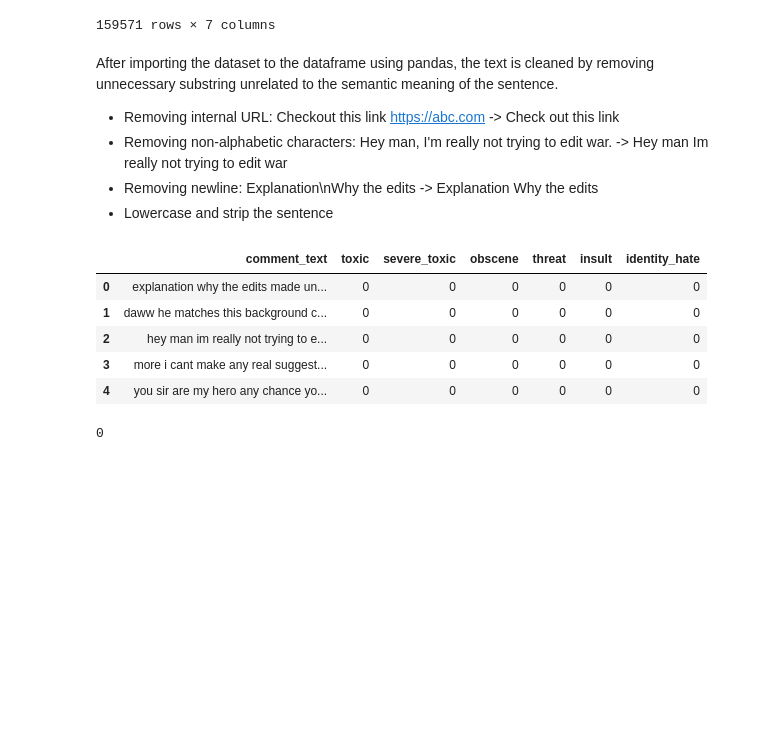
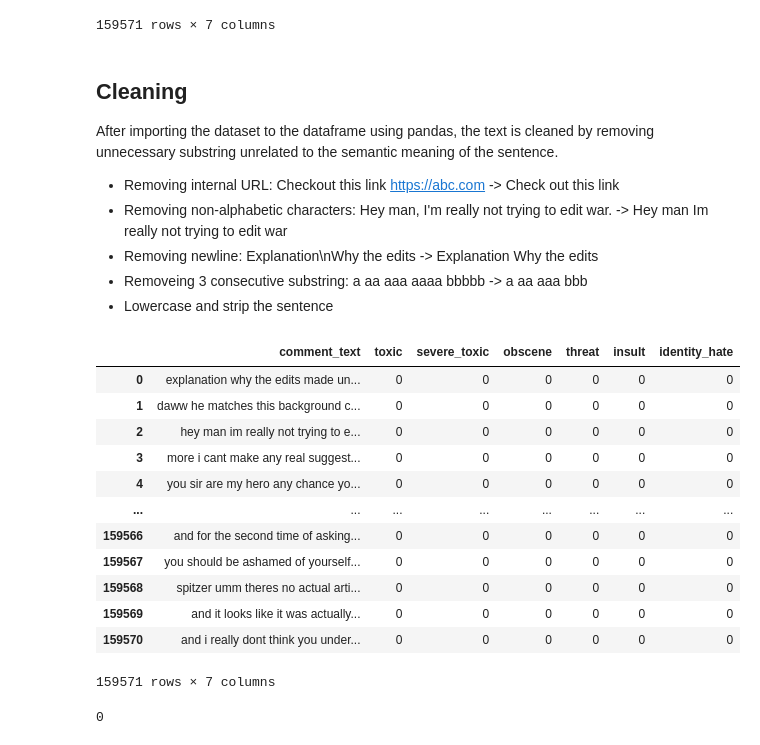
Before and after one commit to QuanNguyenDong/hateful-speech-classification, a Jupyter notebook: AI-models/visualise_comment_dataset.ipynb, the cells around one changed output. Drawn from its saved outputs; the diff is of its cells as text; code cells hidden in the pictures; blank space fills up the shorter version.

```diff
--- a/AI-models/visualise_comment_dataset.ipynb
+++ b/AI-models/visualise_comment_dataset.ipynb
@@ -32,39 +32,67 @@ df
 | 159570 | "\nAnd ... I really don't think y... | 0 | 0 | 0 | 0 | 0 | 0 |
 159571 rows × 7 columns
 # %% [markdown]
+## Cleaning
+
 After importing the dataset to the dataframe using pandas, the text is cleaned by removing unnecessary substring unrelated to the semantic meaning of the sentence.
 
 
 *   Removing internal URL: Checkout this link https://abc.com -> Check out this link
 *   Removing non-alphabetic characters: Hey man, I'm really not trying to edit war. -> Hey man Im really not trying to edit war
 *   Removing newline: Explanation\nWhy the edits -> Explanation Why the edits
+*   Removeing 3 consecutive substring: a aa aaa aaaa bbbbb -> a aa aaa bbb
 *   Lowercase and strip the sentence
 # %%
+def decontracted(text):
+    # specific
+    text = re.sub(r"won't", "will not", text)
+    text = re.sub(r"can\'t", "can not", text)
+
+    # general
+    text = re.sub(r"n\'t", " not", text)
+    text = re.sub(r"\'re", " are", text)
+    text = re.sub(r"\'s", " is", text)
+    text = re.sub(r"\'d", " would", text)
+    text = re.sub(r"\'ll", " will", text)
+    text = re.sub(r"\'t", " not", text)
+    text = re.sub(r"\'ve", " have", text)
+    text = re.sub(r"\'m", " am", text)
+    return text
+
 def clean_text(text):
   text = re.sub(r'http\S+', '', text)     # remove URL
   text = re.sub(r'[^a-zA-Z\s]', '', text) # remove non-alphabetic chars
   text = re.sub('\s+', ' ', text)         # remove new line and space (\n, \t)
+  text = re.sub(r'((\w)\2{3,})', r'\2\2\2', text) # remove consecutive sequence with len > 3
   text = text.lower().strip()
   return text
 
 # Test cases
 assert clean_text("Checkout this link https://abc.com") == "checkout this link"
 assert clean_text("Hey man, I'm really not trying to edit war.") == "hey man im really not trying to edit war"
 assert clean_text("Explanation\nWhy the edits") == "explanation why the edits"
 assert clean_text("  Hello   World!  ") == "hello world"
 assert clean_text("Hey, check this out: https://example.com. Explanation\nWhy the edits!") == "hey check this out explanation why the edits"
+assert clean_text("a aa aaaa aaaaaa bbbbb ccccc") == "a aa aaa aaa bbb ccc"
 
-
+df["comment_text"] = df["comment_text"].apply(decontracted)
 df["comment_text"] = df["comment_text"].apply(clean_text)
 
-df.head()
+df
 # %% [output]
 |  | comment_text | toxic | severe_toxic | obscene | threat | insult | identity_hate |
 | 0 | explanation why the edits made un... | 0 | 0 | 0 | 0 | 0 | 0 |
 | 1 | daww he matches this background c... | 0 | 0 | 0 | 0 | 0 | 0 |
 | 2 | hey man im really not trying to e... | 0 | 0 | 0 | 0 | 0 | 0 |
 | 3 | more i cant make any real suggest... | 0 | 0 | 0 | 0 | 0 | 0 |
 | 4 | you sir are my hero any chance yo... | 0 | 0 | 0 | 0 | 0 | 0 |
+| ... | ... | ... | ... | ... | ... | ... | ... |
+| 159566 | and for the second time of asking... | 0 | 0 | 0 | 0 | 0 | 0 |
+| 159567 | you should be ashamed of yourself... | 0 | 0 | 0 | 0 | 0 | 0 |
+| 159568 | spitzer umm theres no actual arti... | 0 | 0 | 0 | 0 | 0 | 0 |
+| 159569 | and it looks like it was actually... | 0 | 0 | 0 | 0 | 0 | 0 |
+| 159570 | and i really dont think you under... | 0 | 0 | 0 | 0 | 0 | 0 |
+159571 rows × 7 columns
 # %%
 # remove empty text
 df = df.drop(df[df.comment_text == ''].index)
```
Also changed, not shown: parts of 10 cells of this notebook, 3 other files.
